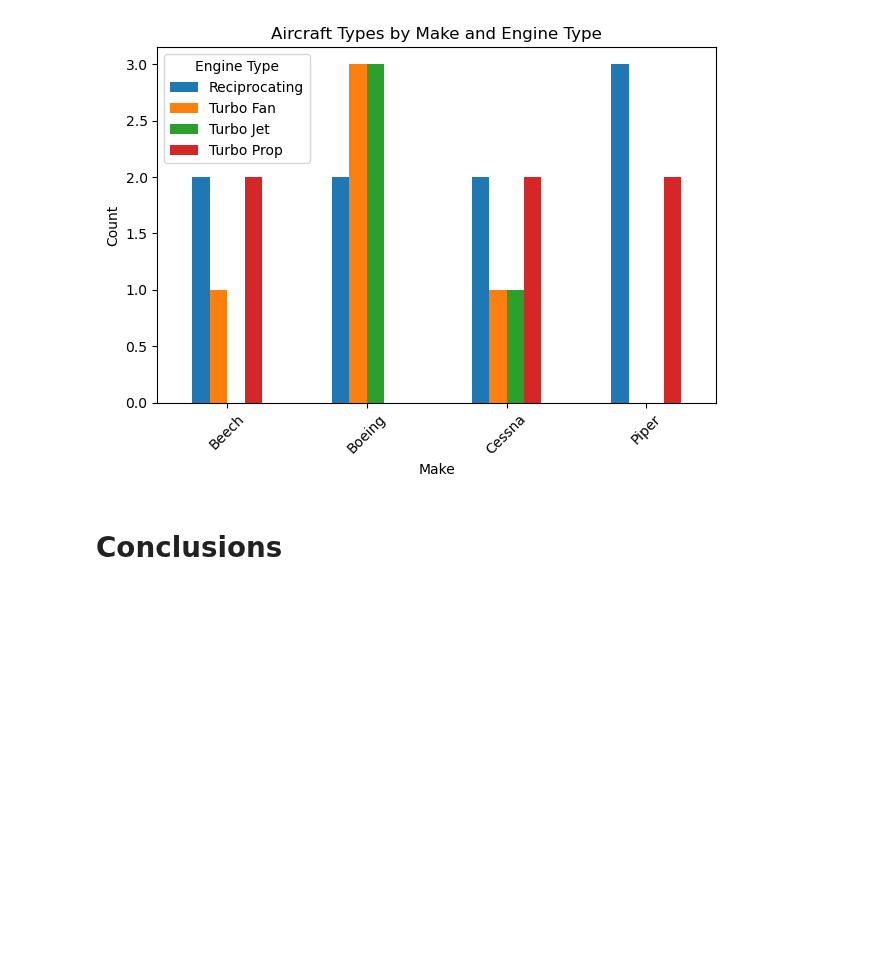
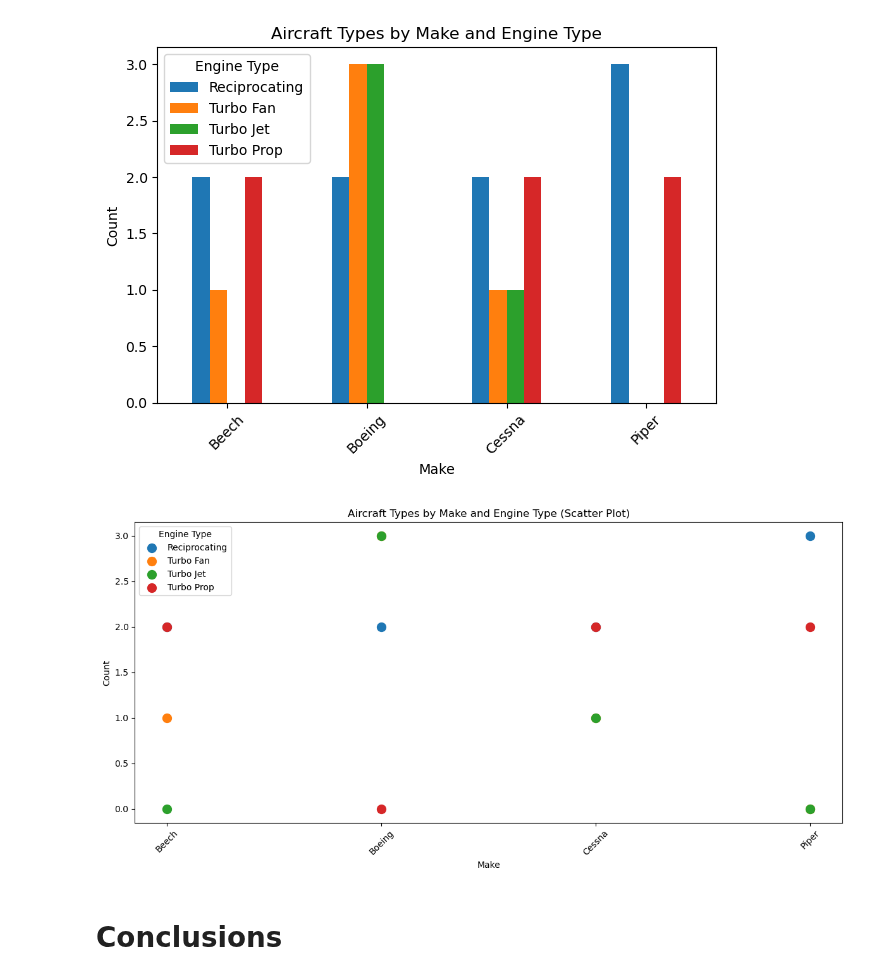
Before and after one commit to BlackXWulf/Aviation-Incidents, a Jupyter notebook: Aviation-Incidents.ipynb, the cells around one changed output. Drawn from its saved outputs; the diff is of its cells as text; code cells hidden in the pictures; blank space fills up the shorter version.

```diff
--- a/Aviation-Incidents.ipynb
+++ b/Aviation-Incidents.ipynb
@@ -378,6 +378,35 @@ plt.tight_layout()
 plt.show()
 # %% [output]
 [figure]
+# %%
+# Define the makes and engine types of interest
+makes_of_interest = ['Boeing', 'Cessna', 'Piper', 'Beech']
+engine_types_of_interest = ['Reciprocating', 'Turbo Prop', 'Turbo Fan', 'Turbo Jet']
+
+# Filter the dataset
+filtered_data = aviation_data[(aviation_data['Make'].isin(makes_of_interest)) &
+                              (aviation_data['Engine.Type'].isin(engine_types_of_interest))]
+
+# Count occurrences
+count_data = filtered_data.groupby(['Make', 'Engine.Type']).size().unstack(fill_value=0)
+
+# Create a scatter plot
+plt.figure(figsize=(12, 6))
+
+# Create a scatter plot for each engine type
+for engine_type in count_data.columns:
+    plt.scatter(count_data.index, count_data[engine_type], label=engine_type, s=100)
+
+# Formatting the plot
+plt.title('Aircraft Types by Make and Engine Type (Scatter Plot)')
+plt.xlabel('Make')
+plt.ylabel('Count')
+plt.legend(title='Engine Type')
+plt.xticks(rotation=45)
+plt.tight_layout()
+plt.show()
+# %% [output]
+[figure, added]
 # %% [markdown]
 # Conclusions
 # %% [markdown]
```
